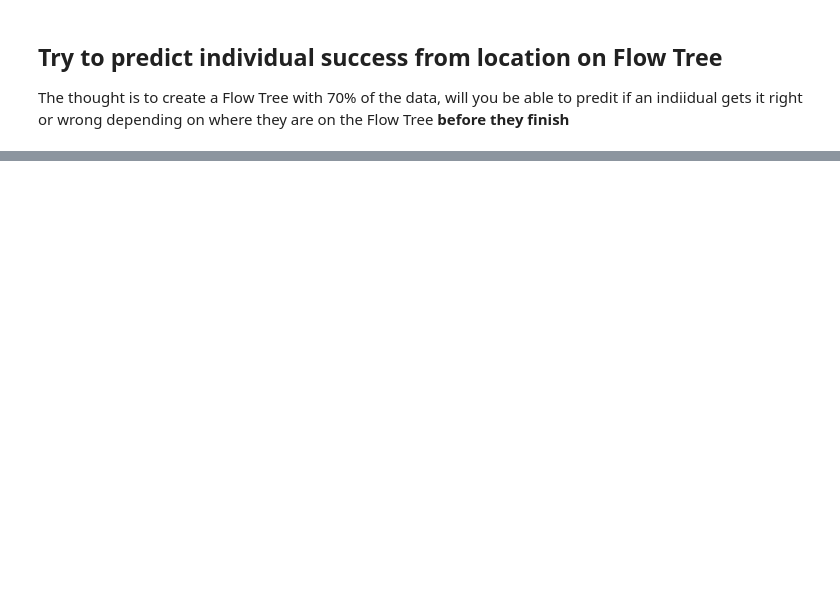
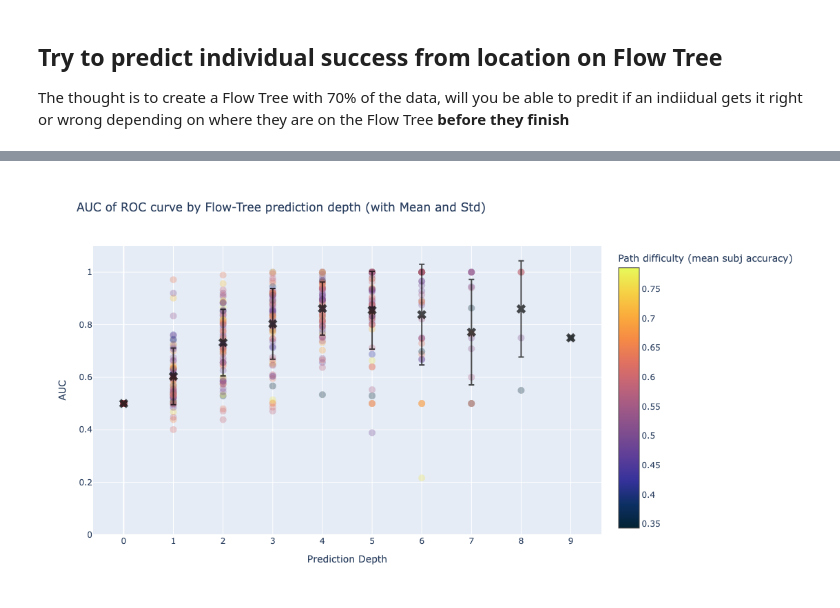
Before and after one commit to geometric-intelligence/mazedyn, a Jupyter notebook: mazedyn/individual_predictions.ipynb, the cells around one changed output, grey strips where cells are left out. Cells and saved outputs as stored; diff of their text form; code cells hidden in the pictures; blank space fills up the shorter version.

```diff
--- a/mazedyn/individual_predictions.ipynb
+++ b/mazedyn/individual_predictions.ipynb
@@ -256,0 +666,83 @@ def track_indiv_generate_reeb_tree(start_i, start_node, trajs, which_trajs, G, v
+# %%
+import plotly.graph_objects as go
+import numpy as np
+
+# Example structure for aucs_by_level and colors
+# aucs_by_level = {1: [0.6, 0.7], 2: [0.8, 0.65], 3: [0.5, 0.55]}
+# colors = {1: [0.55, 0.7], 2: [0.9, 0.6], 3: [0.4, 0.48]}
+
+fig = go.Figure()
+
+# Flatten the data for scatter plot
+xs = []
+ys = []
+cs = []
+
+# Calculate means and stds for each level
+mean_xs = []
+mean_ys = []
+std_ys = []
+
+for lvl in aucs_by_level:
+    # Collect data for scatter
+    xs.extend([lvl] * len(aucs_by_level[lvl]))  # Repeat level value
+    ys.extend(aucs_by_level[lvl])               # Y values (AUCs)
+    cs.extend(colors[lvl])                      # Color values (continuous scale)
+
+    # Calculate mean and std for current level
+    mean_xs.append(lvl)
+    mean_ys.append(np.mean(aucs_by_level[lvl]))
+    std_ys.append(np.std(aucs_by_level[lvl]))
+
+# Scatter plot using Plotly with continuous color scale
+fig.add_trace(go.Scatter(
+    x=xs, y=ys,
+    mode='markers',
+    marker=dict(
+        size=10,
+        color=cs,              # Color based on the values in 'cs'
+        colorscale='thermal',   # Choose a continuous color scale (e.g., Viridis)
+        colorbar=dict(
+            title="Path difficulty\n(mean subj accuracy)"  # Title for the colorbar
+        ),
+        showscale=True,         # Show the color scale legend
+        opacity=0.3
+    ),
+    name='AUC Scatter'
+))
+
+# Add mean points with error bars for standard deviation
+fig.add_trace(go.Scatter(
+    x=mean_xs, y=mean_ys,
+    mode='markers',
+    opacity=0.7,
+    error_y=dict(
+        type='data',
+        array=std_ys,  # Standard deviation
+        visible=True
+    ),
+    marker=dict(
+        size=12,
+        color='black',
+        symbol='x'  # Use 'x' symbol for the mean points
+    ),
+    # line=dict(dash='dash'),
+    name='Mean AUC ± 1 std'
+))
+
+# Customize the layout
+fig.update_layout(
+    title="AUC of ROC curve by Flow-Tree prediction depth (with Mean and Std)",
+    xaxis_title="Prediction Depth",
+    yaxis_title="AUC",
+    xaxis=dict(tickmode='linear'),
+    yaxis=dict(range=[0, 1.1]),  # Adjust y-axis to fit AUC values
+    showlegend=False,
+    width=800,
+    height=600
+)
+
+# Show the plot
+fig.show()
+# %% [output]
+[figure, added]
```
Also changed, not shown: parts of 22 cells of this notebook, 3 other files.
